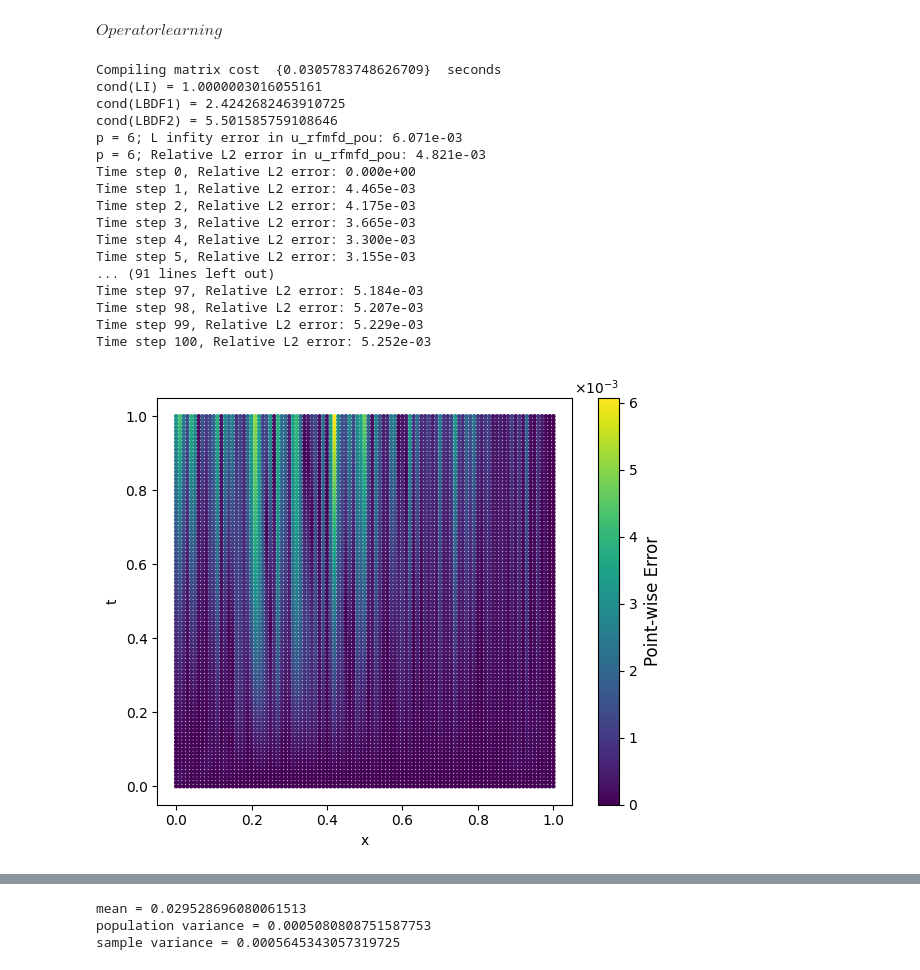
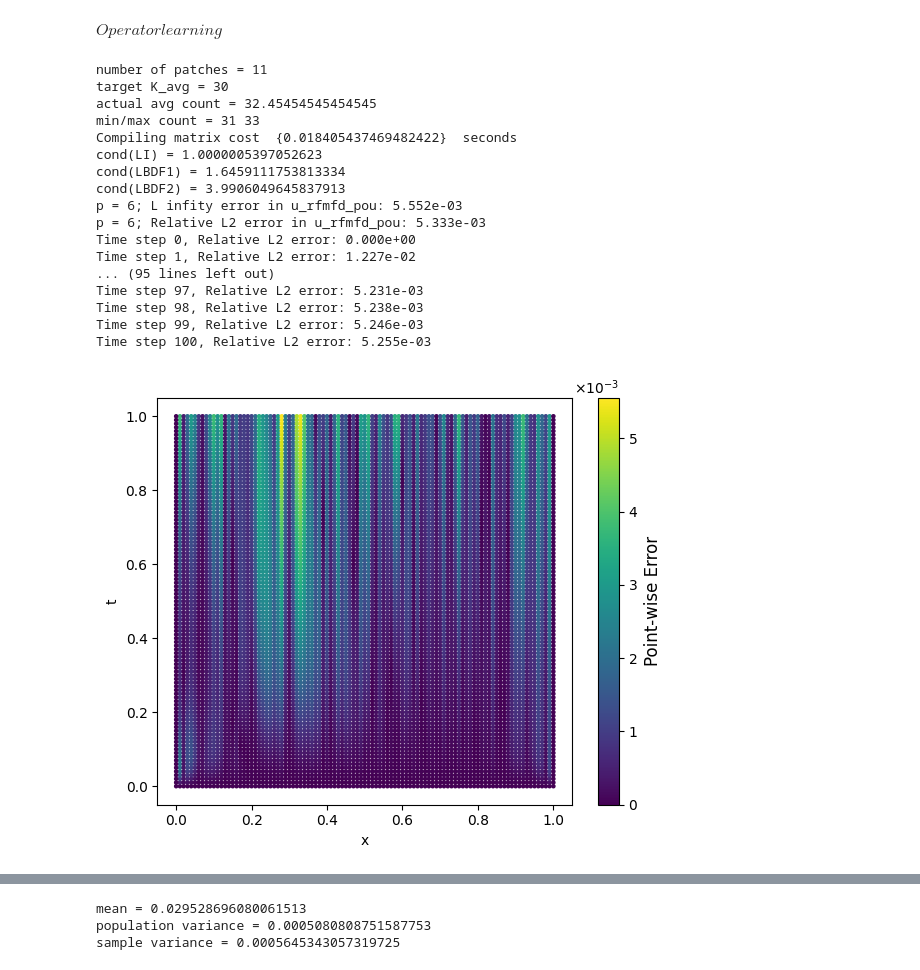
Before and after one commit to wooodswu/one_shot_by_RFM, a Jupyter notebook: mycode/rbf_heat/RFM_FD_PUM_heat1d_uniform_grid.ipynb, the cells around one changed output, grey strips where cells are left out. Drawn from its saved outputs; the diff is of its cells as text; code cells hidden in the pictures.

```diff
--- a/mycode/rbf_heat/RFM_FD_PUM_heat1d_uniform_grid.ipynb
+++ b/mycode/rbf_heat/RFM_FD_PUM_heat1d_uniform_grid.ipynb
@@ -430,24 +458,22 @@ Phi = PhiNet(1, hidden_size, 1).to(device) #
 Phi.initi()
 Phi = Phi.double()
 
-# patch settings
-P = 11
-C = np.linspace(0.0, 1.0, P)
-h_patch = C[1] - C[0]
-R = 1.5 * h_patch * np.ones(P)
-ptch = {"C": C, "R": R}
-
 # spatio-temporal nodes
 tau = 1e-2
 T = 1
 Nt = int(T/tau) + 1
 t =  np.linspace(0,T,Nt)[None,:]
 
-Yin = np.linspace(tau, 1.0 - tau, Nt - 2)[:, None]
+dx = 1e-2
+Yin = np.linspace(dx,1-dx,99)[:,None] # (M1,1)
 Yb = np.array([[0.0], [1.0]])
 X = np.concatenate([Yin, Yb], axis=0)
 Y = X.copy()
 kap = 0.01
+
+# ptch select
+ptch, counts = make_1d_patches_scattered(Y, K_avg=25, n_patches=11, overlap_factor=1.1)
+
 
 h = fill_distance(X)
 
@@ -512,6 +542,7 @@ np.random.seed(key)
 NN = [20, 40, 100, 200]
 H = np.zeros((5,len(NN)))
 E = np.zeros((5,len(NN)))
+KK = [20,30,40,50]
 RR = [1e-13,1e-13,1e-13,1e-14,1e-14]
 
 index_start = 0
@@ -520,12 +551,14 @@ for order in range(index_start,index_start+5):
         print(f'Run Q={qi+1}')
         X = np.linspace(0,1,n_local+1)[:,None]
         print(f"X.shape",X.shape[0])
-        h = 1/(n_local)
+        # h = 1/(n_local)
+        h = fill_distance(X)
         H[order-index_start,qi] = h
         reg = RR[qi]
         Yin =  np.linspace(h,1-h,n_local-1)[:,None]
         Yb = np.array([[0.0], [1.0]])
         Y = np.concatenate([Yin, Yb], axis=0)
+        ptch, counts = make_1d_patches_scattered(Y, K_avg=KK[qi], n_patches=11, overlap_factor=1.1)
         u_true = u_func(Y,t)
         U, LBDF1, LBDF2, LI = rfm_fd_pou_poly_solve_heat_1d(kap,ptch,phi_net,X,Yin,Yb,t,tau,f_func,g_func,u0_func,reg,order)
         error = np.max(np.abs(U - u_true))
@@ -967,11 +1000,11 @@ Phi.initi()
 Phi = Phi.double()
 
 # patch settings
-P = 11
-C = np.linspace(0.0, 1.0, P)
-h_patch = C[1] - C[0]
-R = 1.5 * h_patch * np.ones(P)
-ptch = {"C": C, "R": R}
+# P = 11
+# C = np.linspace(0.0, 1.0, P)
+# h_patch = C[1] - C[0]
+# R = 1.5 * h_patch * np.ones(P)
+# ptch = {"C": C, "R": R}
 # print("R",R,"h_patch",h_patch)
 
 tau = 1e-2
@@ -996,13 +1029,17 @@ M1 = M - M2
 F_new = np.concatenate([F_new[index_in,:],F_new[index_bc,:]],axis=0)
 testnum = 1
 Yin,Yb = Y[index_in],Y[index_bc] # interior and boundary points
+Y = np.concatenate([Yin,Yb],axis=0)
 
 F_new_train = F_new[:M1,testnum]  # (M1,)
 F_new_train = F_new_train.repeat(Nt).reshape(M1, Nt)  # (M1,Nt)
 # print(f"F_new_train.shape: {F_new_train.shape},{F_new_train}")
 
+# order = 6
+# reg = 1e-14
 order = 6
 reg = 1e-14
+
 u_true = U_new[testnum,:,:]
 # print(u_true.shape) # (M,NT)
 u_true = np.concatenate([u_true[index_in],u_true[index_bc]],axis=0)
@@ -1010,7 +1047,11 @@ u_true = np.concatenate([u_true[index_in],u_true[index_bc]],axis=0)
 # #===========================================================
 # #==================== Source points X ====================
 # #===========================================================
-X = np.concatenate([Yin, Yb], axis=0)
+X = Y
+
+ptch, counts = make_1d_patches_scattered(X, K_avg=30, n_patches=11, overlap_factor=1.1)
+
+
 # # ===========================================================
 U, LBDF1, LBDF2, LI = rfm_fd_pou_poly_solve_heat_1d(kap,ptch,phi_net,X,Yin,Yb,t,tau,F_new_train,g_func,u0_func,reg,order)
 
@@ -1018,50 +1059,50 @@ U, LBDF1, LBDF2, LI = rfm_fd_pou_poly_solve_heat_1d(kap,ptch,phi_net,X,Yin,Yb,t,
 error = np.abs(U - u_true)
 error_inf = np.max(np.max(error))
 print(f'p = {order}; L infity error in u_rfmfd_pou: {error_inf:.3e}')
 error_l2 = relative_l2(U.ravel(), u_true.ravel())
 print(f'p = {order}; Relative L2 error in u_rfmfd_pou: {error_l2:.3e}')
 
 for i in range(Nt):
     err_time = relative_l2(U[:,i], u_true[:,i])
     print(f'Time step {i}, Relative L2 error: {err_time:.3e}')
 
 yy,tt = np.meshgrid(Y, t, indexing='ij')
 tt = tt.ravel()
 yy = yy.ravel()
 e = error.ravel()
 
 plt.figure(figsize=(6,5))
 sc = plt.scatter(yy, tt, c = e, cmap='viridis', s=5)
 cbar = plt.colorbar(sc)
 cbar.set_label('Point-wise Error', fontsize=12)
 formatter = ticker.ScalarFormatter(useMathText=True)
 formatter.set_scientific(True)
 formatter.set_powerlimits((0, 0))
 cbar.ax.yaxis.set_major_formatter(formatter)
 plt.xlabel('x')
 plt.ylabel('t')
 plt.tight_layout()
 # plt.savefig(f'./result/p={order}_error_200_size{M}.eps', bbox_inches='tight')
 plt.show()
 # %% [output]
-Compiling matrix cost  {0.0305783748626709}  seconds
-cond(LI) = 1.0000003016055161
-cond(LBDF1) = 2.4242682463910725
-cond(LBDF2) = 5.501585759108646
-p = 6; L infity error in u_rfmfd_pou: 6.071e-03
-p = 6; Relative L2 error in u_rfmfd_pou: 4.821e-03
+number of patches = 11
+target K_avg = 30
+actual avg count = 32.45454545454545
+min/max count = 31 33
+Compiling matrix cost  {0.018405437469482422}  seconds
+cond(LI) = 1.0000005397052623
+cond(LBDF1) = 1.6459111753813334
+cond(LBDF2) = 3.9906049645837913
+p = 6; L infity error in u_rfmfd_pou: 5.552e-03
+p = 6; Relative L2 error in u_rfmfd_pou: 5.333e-03
 Time step 0, Relative L2 error: 0.000e+00
-Time step 1, Relative L2 error: 4.465e-03
-Time step 2, Relative L2 error: 4.175e-03
-Time step 3, Relative L2 error: 3.665e-03
-Time step 4, Relative L2 error: 3.300e-03
-Time step 5, Relative L2 error: 3.155e-03
-... (91 lines left out)
-Time step 97, Relative L2 error: 5.184e-03
-Time step 98, Relative L2 error: 5.207e-03
-Time step 99, Relative L2 error: 5.229e-03
-Time step 100, Relative L2 error: 5.252e-03
+Time step 1, Relative L2 error: 1.227e-02
+... (95 lines left out)
+Time step 97, Relative L2 error: 5.231e-03
+Time step 98, Relative L2 error: 5.238e-03
+Time step 99, Relative L2 error: 5.246e-03
+Time step 100, Relative L2 error: 5.255e-03
-[figure, old version]
+[figure, new version]
 # %%
 def build_wls_solver(A, reg=1e-12):
     """
```
Also changed, not shown: parts of 7 cells of this notebook, 5 other files.
